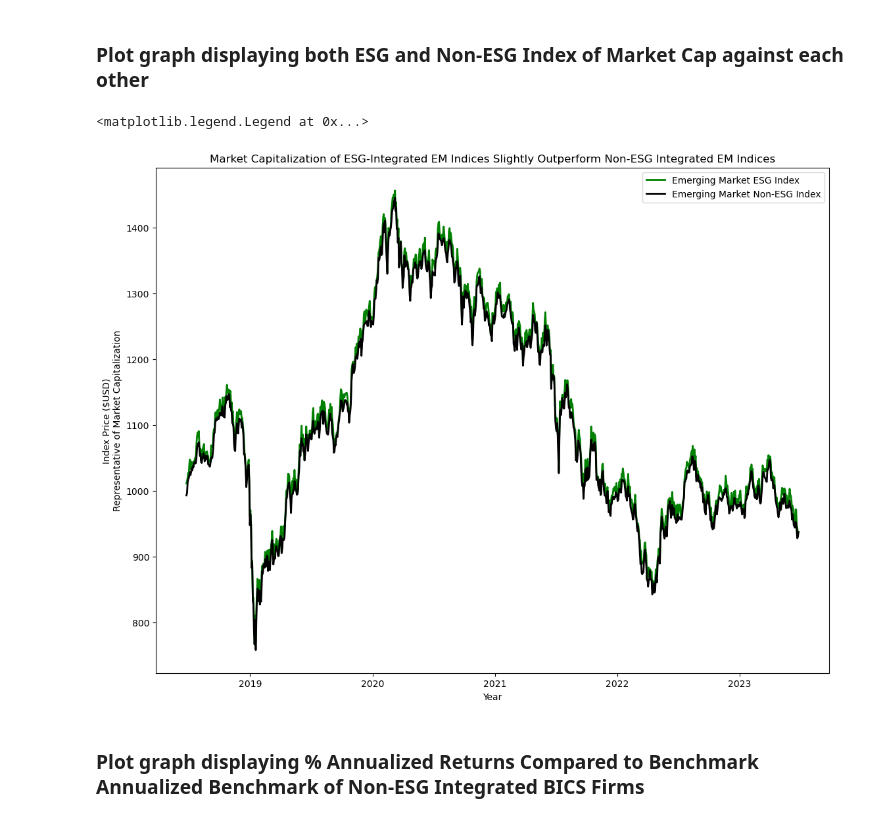
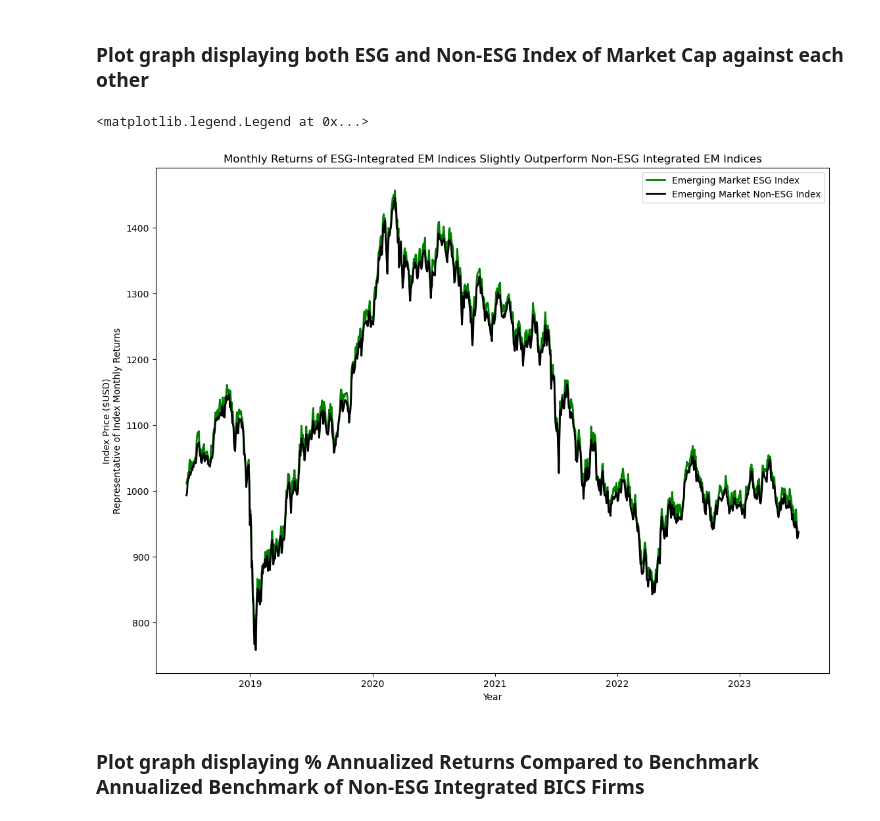
Before and after one commit to avnikadubey/as.180.369, a Jupyter notebook: contrib/avnikadubey/class-07-dataset_integration/ESG Data Regression.ipynb, the cells around one changed output. Cells and saved outputs as stored; diff of their text form; code cells hidden in the pictures.

```diff
--- a/contrib/avnikadubey/class-07-dataset_integration/ESG Data Regression.ipynb
+++ b/contrib/avnikadubey/class-07-dataset_integration/ESG Data Regression.ipynb
@@ -134,25 +172,25 @@ Date = data['Date']
 # %%
 #Attempt at constructing a graph
 fig=plt.figure()
 myaxes=fig.add_axes([0.1,0.1,1.6,1.6])
 
 #Add data to the graph
 myaxes.plot(Date, ESG,'green',lw=2)
 myaxes.plot(Date, NonESG,'black',lw=2)
 #× = np.array([2019, 2020, 2021, 2022, 2023])
 
 #Set labels
 myaxes.set_xlabel('Year')
 myaxes.set_xticks([208.4-100, 416.8-100, 625.2-100, 833.6-100, 1042-100])
 myaxes.set_xticklabels([2019,2020,2021,2022,2023])
-myaxes.set_ylabel('Index Price ($USD)\nRepresentative of Market Capitalization')
-myaxes.set_title(label="Market Capitalization of ESG-Integrated EM Indices Slightly Outperform Non-ESG Integrated EM Indices")
+myaxes.set_ylabel('Index Price ($USD)\nRepresentative of Index Monthly Returns')
+myaxes.set_title(label="Monthly Returns of ESG-Integrated EM Indices Slightly Outperform Non-ESG Integrated EM Indices")
 plt.legend(["Emerging Market ESG Index", "Emerging Market Non-ESG Index"], loc=0)
 #myaxes.legend()
 #Struggled to correct x-axis and put in a legend
 # %% [output]
 <matplotlib.legend.Legend at 0x...>
-[figure, old version]
+[figure, new version]
 # %% [markdown]
 ### Plot graph displaying % Annualized Returns Compared to Benchmark Annualized Benchmark of Non-ESG Integrated BICS Firms
 # %%
```
Also changed, not shown: parts of 3 cells of this notebook.
